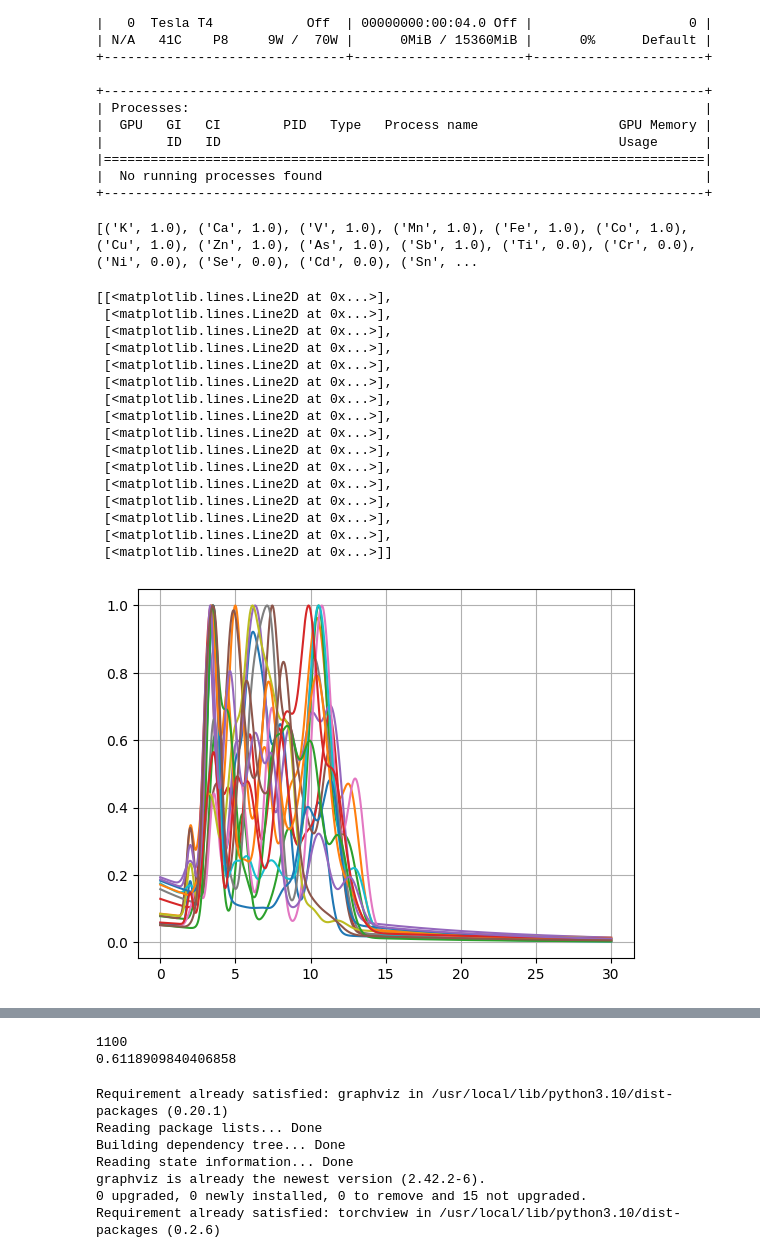
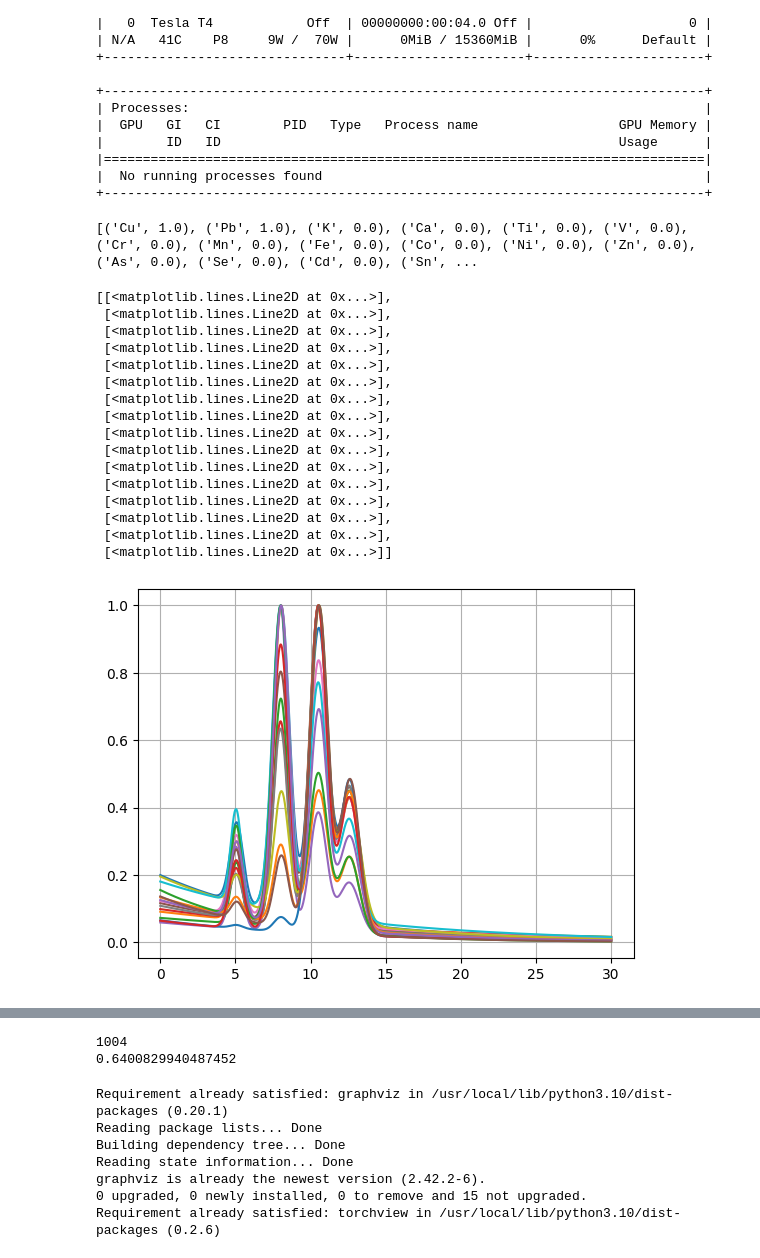
Before and after one commit to erzar0/1d-vit-for-classification-of-xrf-spectra, a Jupyter notebook: proof_of_concept.ipynb, the cells around one changed output, grey strips where cells are left out. Drawn from its saved outputs; the diff is of its cells as text; code cells hidden in the pictures.

```diff
--- a/proof_of_concept.ipynb
+++ b/proof_of_concept.ipynb
@@ -116,7 +116,7 @@ def calculate_sigma(energy, use_fano=False):
         return np.sqrt((0.08/2.354)**2 + 0.00385 * FANO * energy)
     return DETECTOR_BASE_SIGMA - energy * DETECTOR_SIGMA_COEF
 
-def generate_training_data(element_lines, mu_max_err = 0.02, sigma_max_err = 0.05, samples = 10, elements_per_sample = 3, element_numbers = None):
+def generate_training_data(element_lines, mu_max_err = 0.000, sigma_max_err = 0.00, mu_max_err_global = 0.00, samples = 10, elements_per_sample = 3, element_numbers = None):
     X = [np.zeros(CHANNELS_COUNT) for i in range(samples)]
     y = [np.zeros(TARGET_VECTOR_LENGTH) for i in range(samples)]
     linspace = np.linspace(MIN_ENERGY, MAX_ENERGY, CHANNELS_COUNT)
@@ -127,14 +127,16 @@ def generate_training_data(element_lines, mu_max_err = 0.02, sigma_max_err = 0.0
         else:
             selected_element_numbers = element_numbers
         element_percentages = get_random_percentages(len(selected_element_numbers))
+        mu_err_global = np.random.uniform(-mu_max_err_global, mu_max_err_global)
 
         for element_percentage, element_number in zip(element_percentages, selected_element_numbers):
             y[i][element_number] = 1
+            # y[i][element_number] = element_percentage
             X_element = np.zeros(CHANNELS_COUNT)
             intensity_norm_coeff = 0
 
             for element_line in element_lines[element_number]:
-                mu = element_line[1] + np.random.uniform(-mu_max_err, mu_max_err)
+                mu = element_line[1] + np.random.uniform(-mu_max_err, mu_max_err) + mu_err_global
                 sigma = calculate_sigma(mu, use_fano=True) + np.random.uniform(-sigma_max_err, sigma_max_err)
                 gauss = gaussian(linspace, mu, sigma)
 
@@ -161,33 +163,33 @@ def print_y(target):
     percentages = sorted(percentages.items(), key=lambda item: item[1], reverse=True)
     percentages = [(num2elem[k], v) if k in num2elem else ('', v) for k, v in percentages]
     print(percentages)
 
-example_X, example_y = generate_training_data(element_lines, mu_max_err = 0.02, sigma_max_err = 0.08, samples=100,  elements_per_sample=10, element_numbers = None)
+example_X, example_y = generate_training_data(element_lines, mu_max_err = 0.005, sigma_max_err = 0.05, mu_max_err_global = 0.05, samples=100,  elements_per_sample=10, element_numbers = [9, 18])
 
 example_X = np.asarray(example_X)
 example_y = np.asarray(example_y)
 print_y(example_y[0])
 
 [plt.plot(np.linspace(MIN_ENERGY, MAX_ENERGY, CHANNELS_COUNT), example_X[i*4 + j]) for i in range(4) for j in range(4)]
 
 fig, axs = plt.subplots(4, 4, figsize=(12, 12))
 [axs[i][j].plot(np.linspace(MIN_ENERGY, MAX_ENERGY, CHANNELS_COUNT), example_X[i*4 + j]) for i in range(4) for j in range(4)]
 # %% [output]
-[('K', 1.0), ('Ca', 1.0), ('V', 1.0), ('Mn', 1.0), ('Fe', 1.0), ('Co', 1.0), ('Cu', 1.0), ('Zn', 1.0), ('As', 1.0), ('Sb', 1.0), ('Ti', 0.0), ('Cr', 0.0), ('Ni', 0.0), ('Se', 0.0), ('Cd', 0.0), ('Sn', ...
+[('Cu', 1.0), ('Pb', 1.0), ('K', 0.0), ('Ca', 0.0), ('Ti', 0.0), ('V', 0.0), ('Cr', 0.0), ('Mn', 0.0), ('Fe', 0.0), ('Co', 0.0), ('Ni', 0.0), ('Zn', 0.0), ('As', 0.0), ('Se', 0.0), ('Cd', 0.0), ('Sn', ...
 [[<matplotlib.lines.Line2D at 0x...>],
  [<matplotlib.lines.Line2D at 0x...>],
  [<matplotlib.lines.Line2D at 0x...>],
  [<matplotlib.lines.Line2D at 0x...>],
  [<matplotlib.lines.Line2D at 0x...>],
  [<matplotlib.lines.Line2D at 0x...>],
  [<matplotlib.lines.Line2D at 0x...>],
  [<matplotlib.lines.Line2D at 0x...>],
  [<matplotlib.lines.Line2D at 0x...>],
  [<matplotlib.lines.Line2D at 0x...>],
  [<matplotlib.lines.Line2D at 0x...>],
  [<matplotlib.lines.Line2D at 0x...>],
  [<matplotlib.lines.Line2D at 0x...>],
  [<matplotlib.lines.Line2D at 0x...>],
  [<matplotlib.lines.Line2D at 0x...>],
  [<matplotlib.lines.Line2D at 0x...>]]
-[figure, old version]
+[figure, new version]
@@ -196,8 +198,8 @@ fig, axs = plt.subplots(4, 4, figsize=(12, 12))
 print(np.argmax(example_X))
 print(example_X[0][1182])
 # %% [output]
-1100
-0.6118909840406858
+1004
+0.6400829940487452
 # %%
 !pip install graphviz
 !apt-get install graphviz
```
Also changed, not shown: parts of 11 cells of this notebook.
